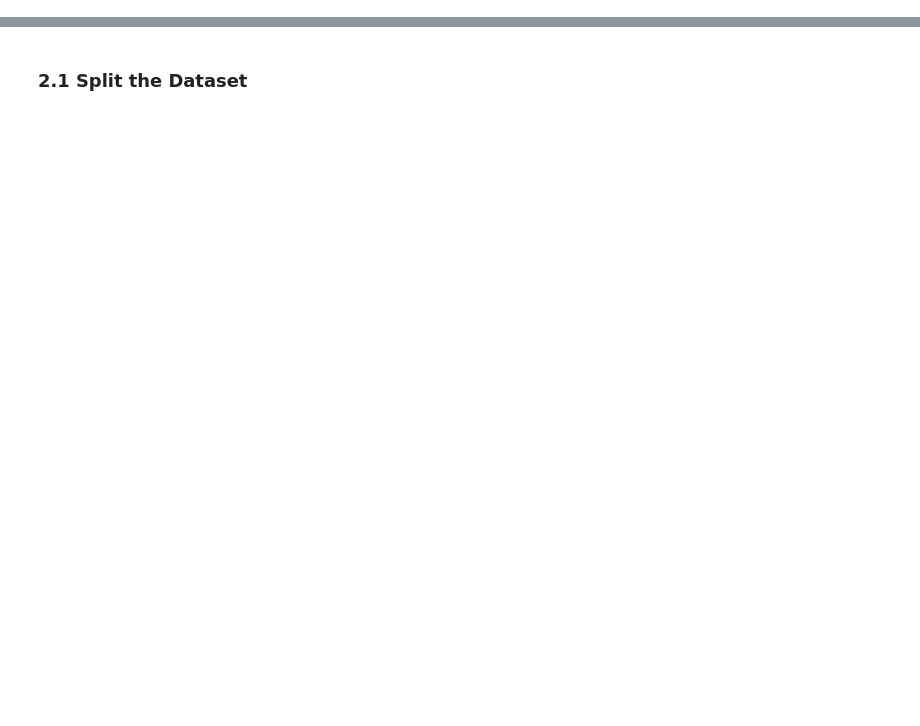
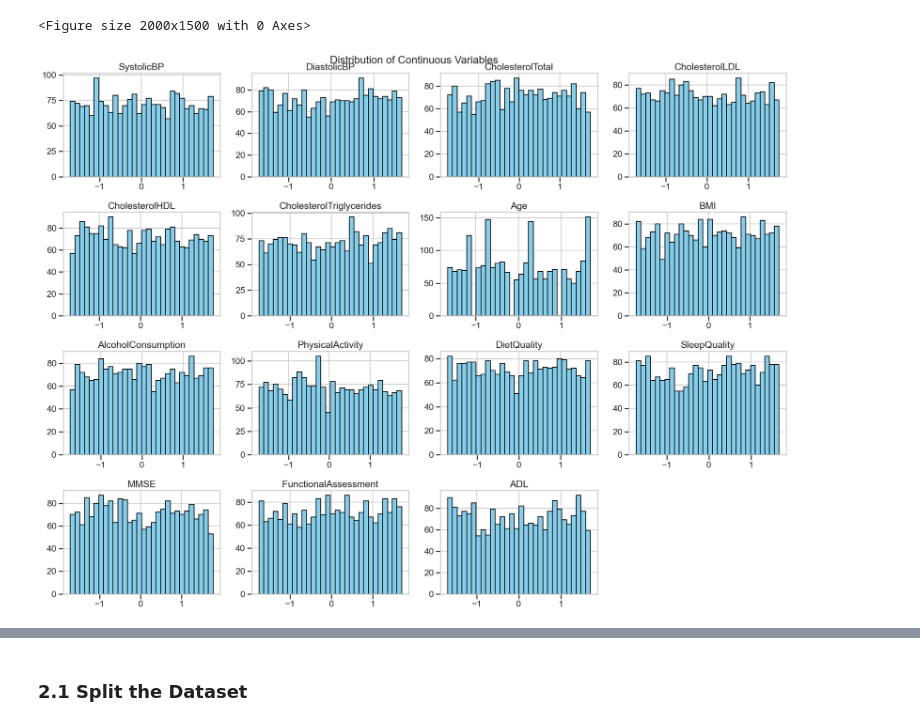
Before and after one commit to WellFan/alzheimer, a Jupyter notebook: alzheimer.ipynb, the cells around one changed output, grey strips where cells are left out. Drawn from its saved outputs; the diff is of its cells as text; code cells hidden in the pictures; blank space fills up the shorter version.

```diff
--- a/alzheimer.ipynb
+++ b/alzheimer.ipynb
@@ -38,0 +127,18 @@
+# %%
+# Drop unnecessary columns (patient ID and doctor information)
+alzheimer_data = alzheimer_data.drop(columns=['PatientID', 'DoctorInCharge'])
+# %%
+# Convert binary columns to boolean type
+binary_columns = [
+    'Gender', 'Smoking', 'FamilyHistoryAlzheimers', 'CardiovascularDisease',
+    'Diabetes', 'Depression', 'HeadInjury', 'Hypertension', 'MemoryComplaints',
+    'BehavioralProblems', 'Confusion', 'Disorientation', 'PersonalityChanges',
+    'DifficultyCompletingTasks', 'Forgetfulness', 'Diagnosis'
+]
+
+# Convert to boolean type
+alzheimer_data[binary_columns] = alzheimer_data[binary_columns].astype(bool)
+
+# Display statistics for binary columns
+print("Distribution of binary variables after conversion:")
+print(alzheimer_data[binary_columns].mean().sort_values(ascending=False))
@@ -38,0 +164,17 @@
+# %%
+# Standardize continuous variables
+continuous_columns = [
+    'SystolicBP', 'DiastolicBP', 'CholesterolTotal', 'CholesterolLDL',
+    'CholesterolHDL', 'CholesterolTriglycerides', 'Age', 'BMI',
+    'AlcoholConsumption', 'PhysicalActivity', 'DietQuality', 'SleepQuality',
+    'MMSE', 'FunctionalAssessment', 'ADL'
+]
+
+# Use StandardScaler for standardization
+from sklearn.preprocessing import StandardScaler
+scaler = StandardScaler()
+alzheimer_data[continuous_columns] = scaler.fit_transform(alzheimer_data[continuous_columns])
+
+# Display statistics after standardization
+print("Statistics of continuous variables after standardization:")
+print(alzheimer_data[continuous_columns].describe().T[['mean', 'std']])
@@ -38,0 +263,12 @@
+# %%
+# Visualize distributions of numerical features
+plt.figure(figsize=(20, 15))
+alzheimer_data[continuous_columns].hist(bins=30, figsize=(20, 15),
+                                   color='skyblue', edgecolor='black')
+plt.suptitle('Distribution of Continuous Variables', fontsize=20)
+plt.tight_layout()
+plt.subplots_adjust(top=0.95)
+plt.show()
+# %% [output]
+<Figure size 2000x1500 with 0 Axes>
+[figure, added]
```
Also changed, not shown: parts of 91 cells of this notebook, 2 other files.
